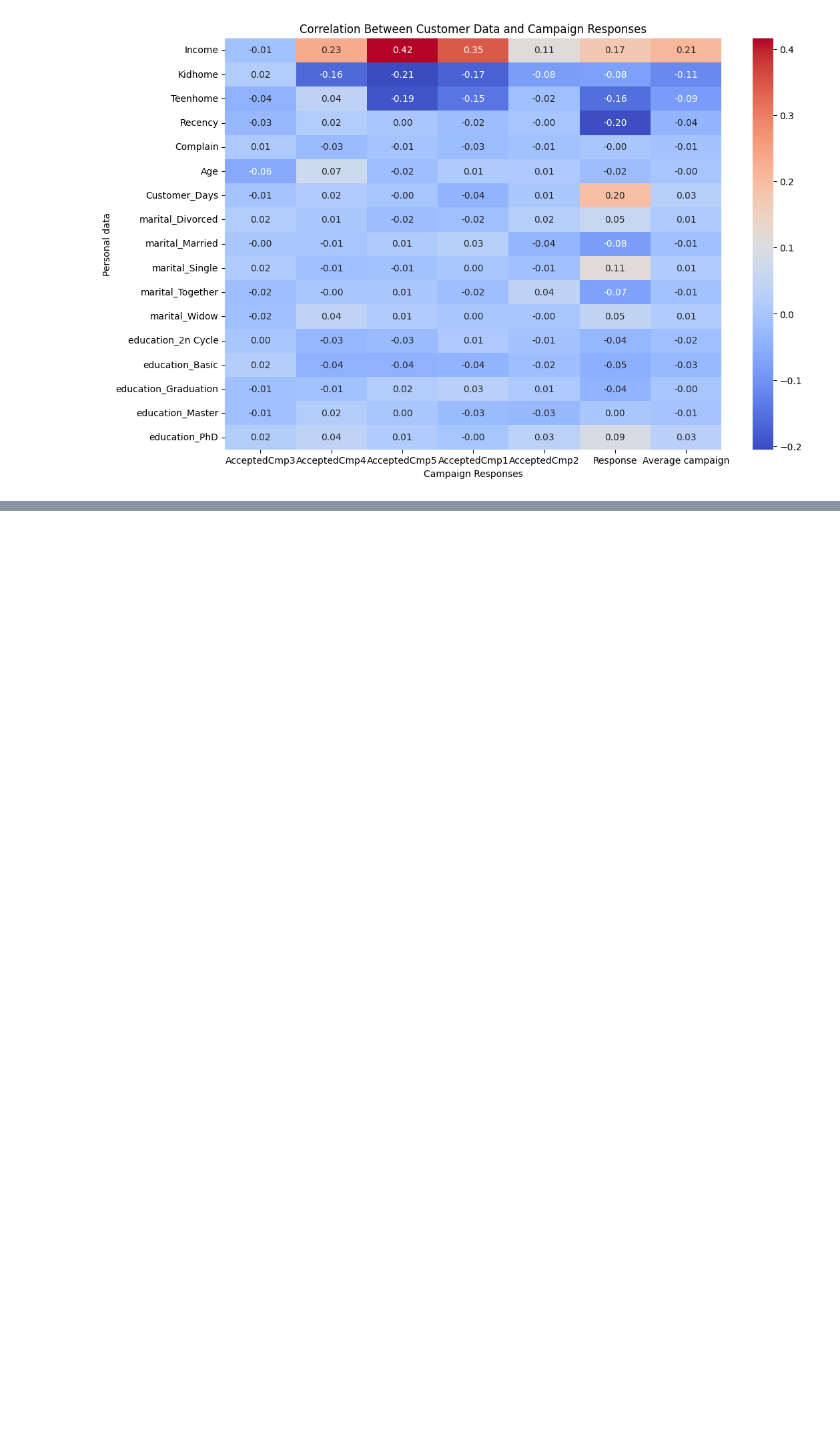
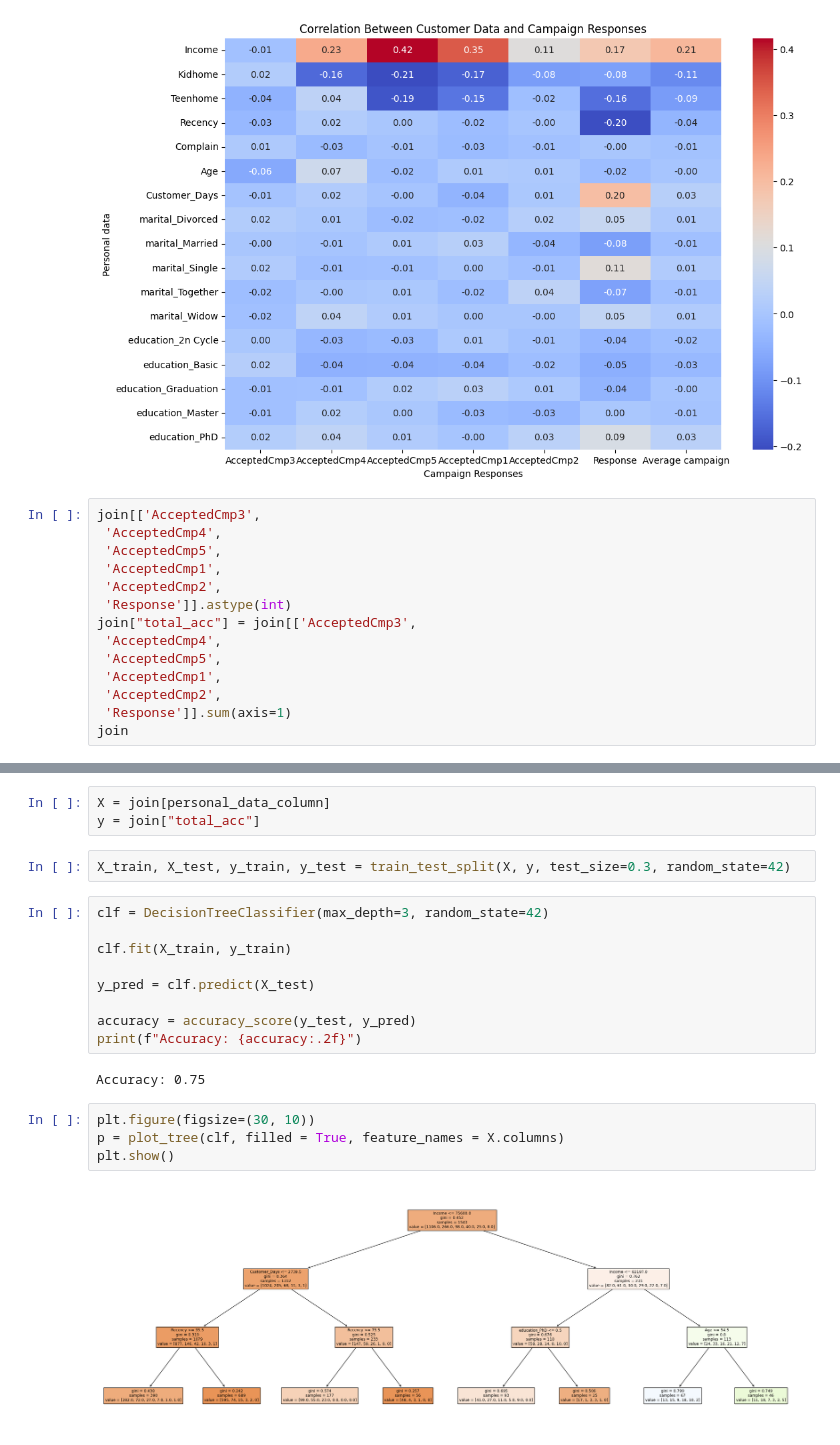
Before and after one commit to kevintao0417/F24_DATA110, a Jupyter notebook: Project/F1/customer_data.ipynb, the cells around one changed output, grey strips where cells are left out. Cells and saved outputs as stored; diff of their text form; blank space fills up the shorter version.

Commit message:
customer decision tree

```diff
--- a/Project/F1/customer_data.ipynb
+++ b/Project/F1/customer_data.ipynb
@@ -52,3 +75,17 @@ plt.ylabel('Personal data')
 plt.show()
 # %% [output]
 [figure]
+# %%
+join[['AcceptedCmp3',
+ 'AcceptedCmp4',
+ 'AcceptedCmp5',
+ 'AcceptedCmp1',
+ 'AcceptedCmp2',
+ 'Response']].astype(int)
+join["total_acc"] = join[['AcceptedCmp3',
+ 'AcceptedCmp4',
+ 'AcceptedCmp5',
+ 'AcceptedCmp1',
+ 'AcceptedCmp2',
+ 'Response']].sum(axis=1)
+join
@@ -54,0 +106,22 @@ plt.show()
+# %%
+X = join[personal_data_column]
+y = join["total_acc"]
+# %%
+X_train, X_test, y_train, y_test = train_test_split(X, y, test_size=0.3, random_state=42)
+# %%
+clf = DecisionTreeClassifier(max_depth=3, random_state=42)
+
+clf.fit(X_train, y_train)
+
+y_pred = clf.predict(X_test)
+
+accuracy = accuracy_score(y_test, y_pred)
+print(f"Accuracy: {accuracy:.2f}")
+# %% [output]
+Accuracy: 0.75
+# %%
+plt.figure(figsize=(30, 10))
+p = plot_tree(clf, filled = True, feature_names = X.columns)
+plt.show()
+# %% [output]
+[figure, added]
```
Also changed, not shown: parts of 3 cells of this notebook.
